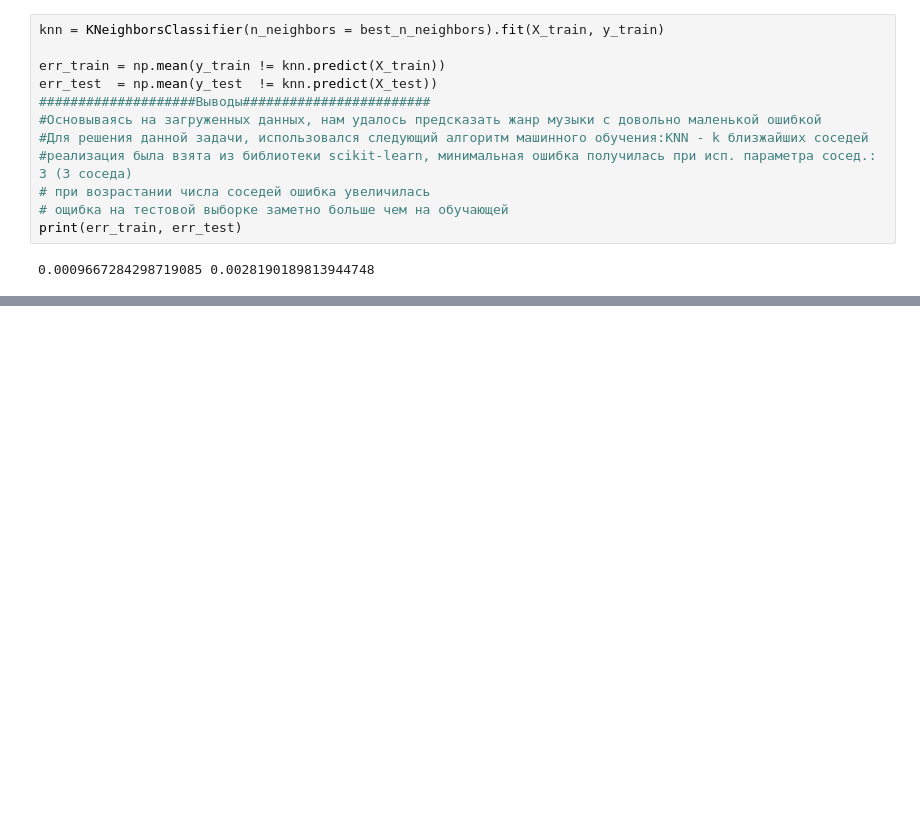
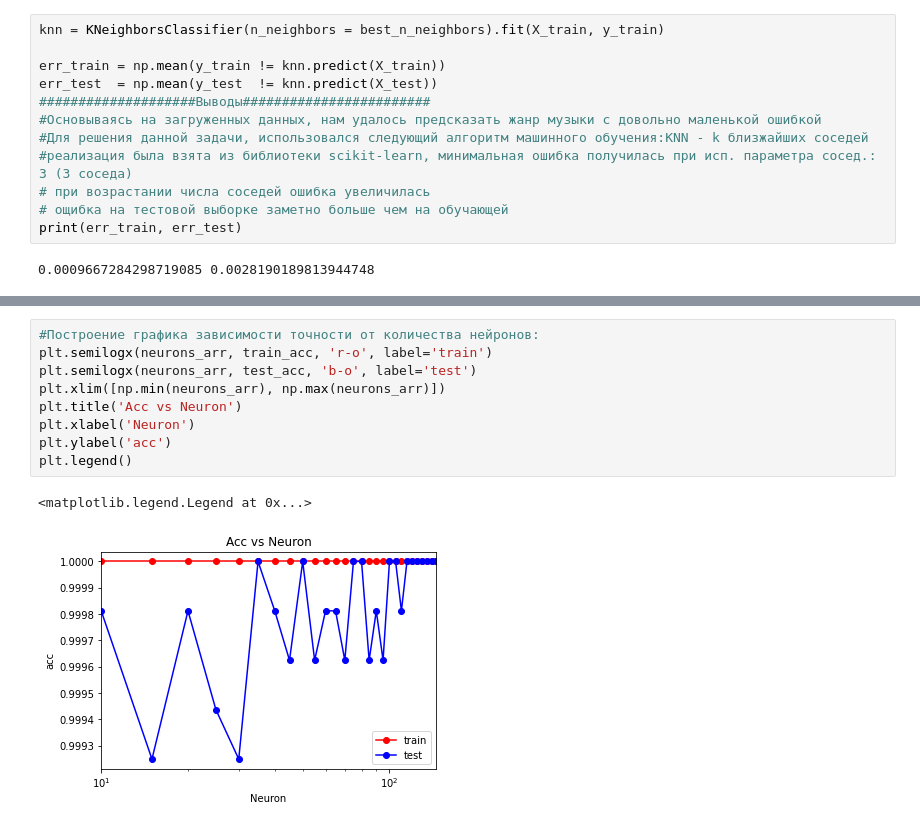
Before and after one commit to mercy131/ML_LABS_MAG, a Jupyter notebook: ML_FIRST_LAB.ipynb, the cells around one changed output, grey strips where cells are left out. Drawn from its saved outputs; the diff is of its cells as text; blank space fills up the shorter version.

```diff
--- a/ML_FIRST_LAB.ipynb
+++ b/ML_FIRST_LAB.ipynb
@@ -344,0 +455,12 @@ print(err_train, err_test)
+# %%
+#Построение графика зависимости точности от количества нейронов:
+plt.semilogx(neurons_arr, train_acc, 'r-o', label='train')
+plt.semilogx(neurons_arr, test_acc, 'b-o', label='test')
+plt.xlim([np.min(neurons_arr), np.max(neurons_arr)])
+plt.title('Acc vs Neuron')
+plt.xlabel('Neuron')
+plt.ylabel('acc')
+plt.legend()
+# %% [output]
+<matplotlib.legend.Legend at 0x...>
+[figure, added]
```
Also changed, not shown: parts of 14 cells of this notebook.
